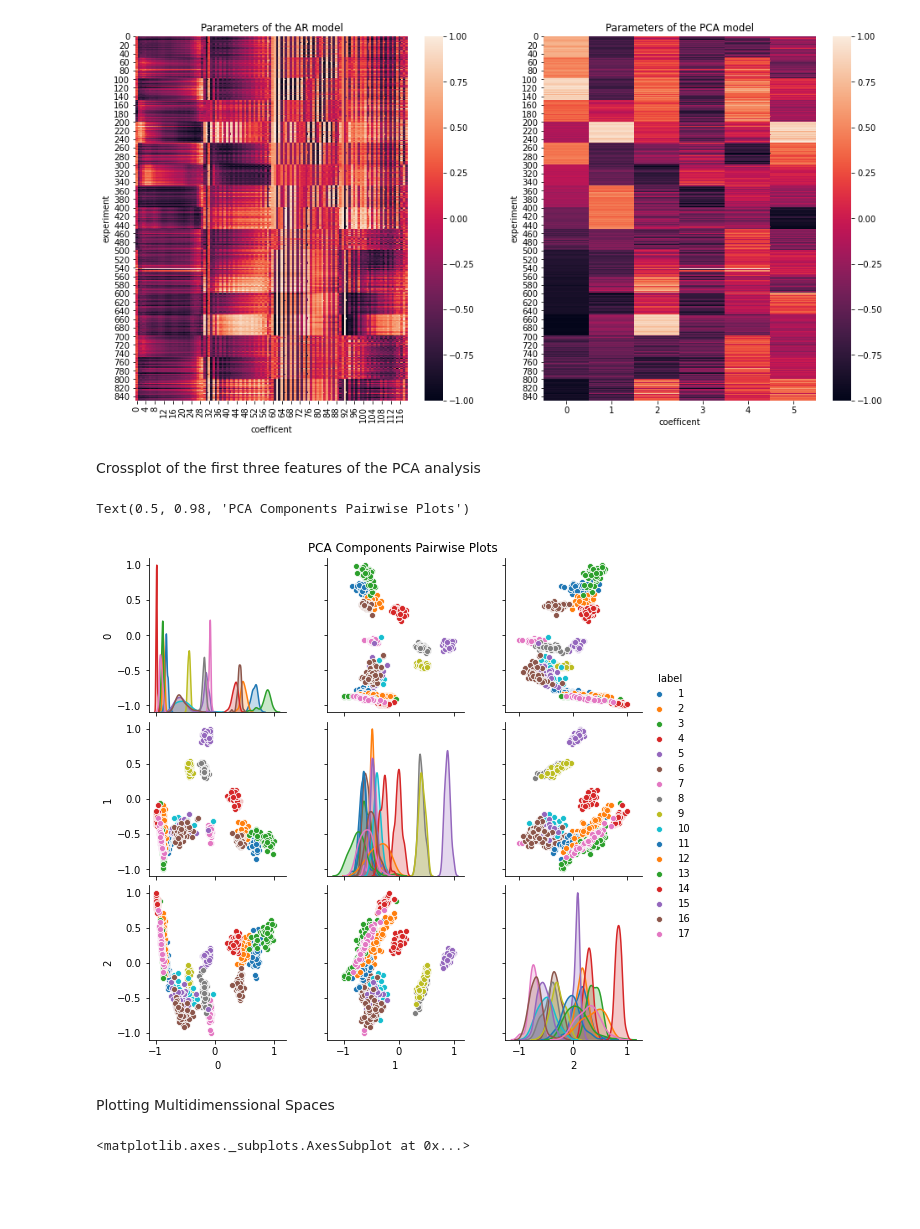
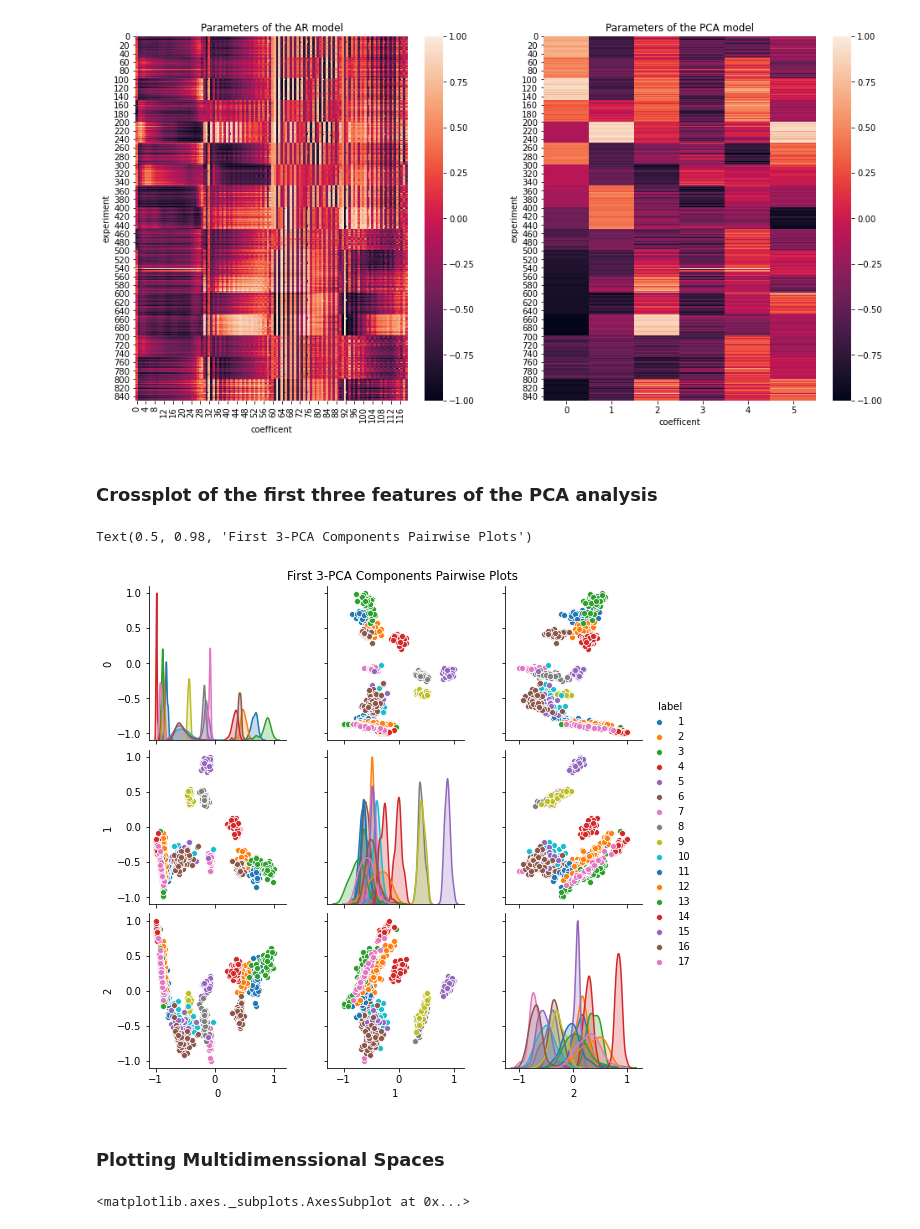
Before and after one commit to felipecostapereira/Task_02_PCA_LinearModels, a Jupyter notebook: task02.ipynb, the cells around one changed output. Drawn from its saved outputs; the diff is of its cells as text; code cells hidden in the pictures; blank space fills up the shorter version.

```diff
--- a/task02.ipynb
+++ b/task02.ipynb
@@ -189,16 +190,16 @@ ax2.set_ylabel('experiment')
 Text(609.9818181818181, 0.5, 'experiment')
 [figure]
 # %% [markdown]
-Crossplot of the first three features of the PCA analysis
+### Crossplot of the first three features of the PCA analysis
 # %%
 pp = sns.pairplot(data=dfx2_label.iloc[:,[0,1,2,-1]], hue='label', palette='tab10')
 pp.fig.subplots_adjust(top=0.95, wspace=0.3)
-pp.fig.suptitle('PCA Components Pairwise Plots')
+pp.fig.suptitle('First 3-PCA Components Pairwise Plots')
 # %% [output]
-Text(0.5, 0.98, 'PCA Components Pairwise Plots')
+Text(0.5, 0.98, 'First 3-PCA Components Pairwise Plots')
-[figure, old version]
+[figure, new version]
 # %% [markdown]
-Plotting Multidimenssional Spaces
+### Plotting Multidimenssional Spaces
 # %%
 plt.figure(figsize=(10,8))
 plt.subplot(211)
```
Also changed, not shown: parts of 15 cells of this notebook.
